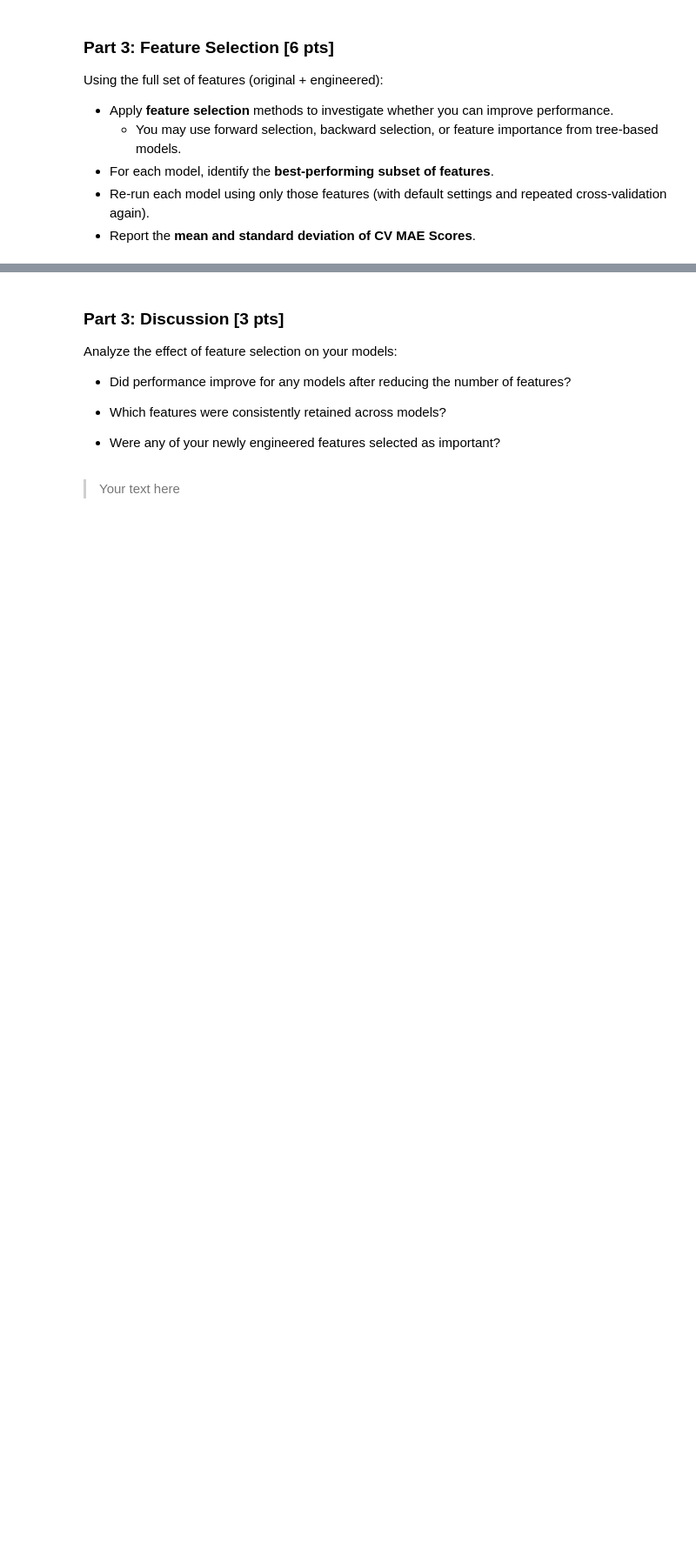
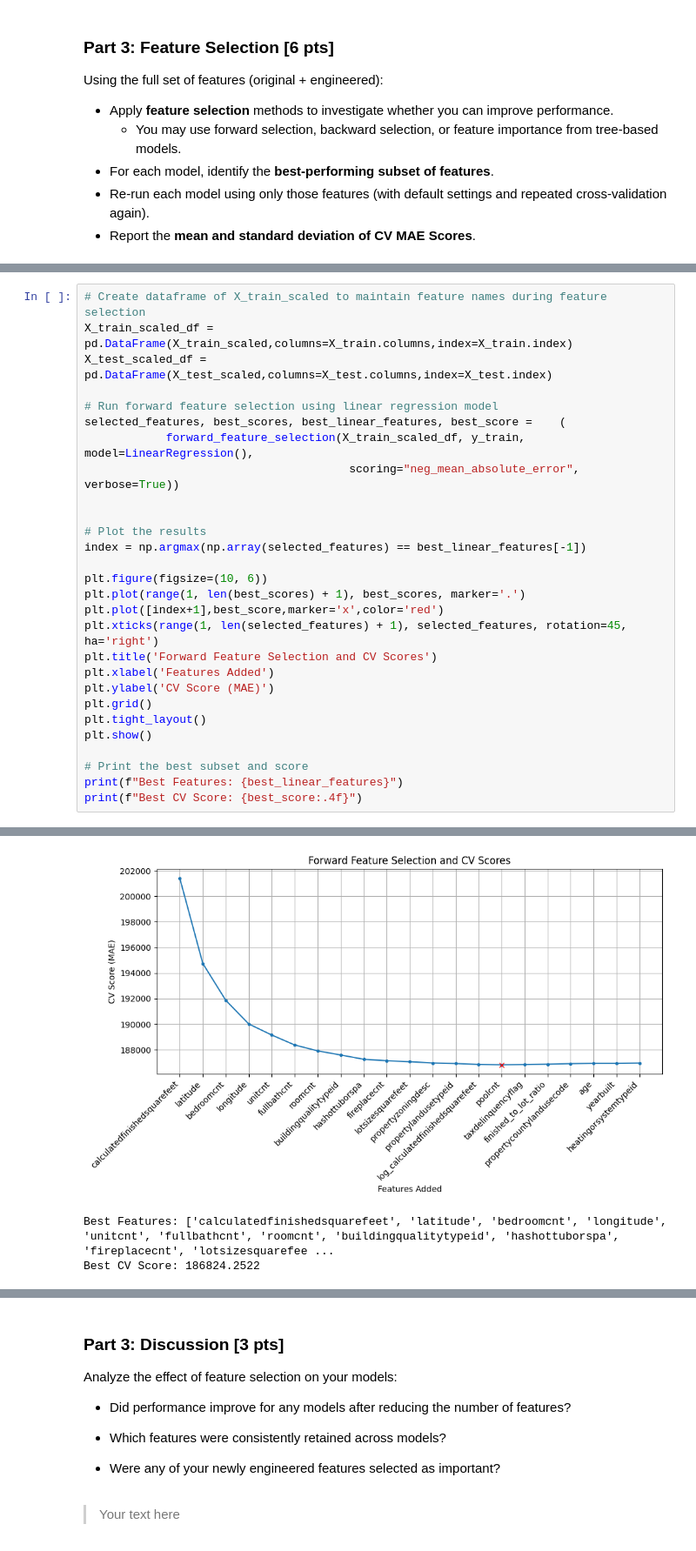
Before and after one commit to alyssatntran/dx603-final-project-group-38, a Jupyter notebook: Milestone_02.ipynb, the cells around one changed output, grey strips where cells are left out. Shown at 87% size. Drawn from its saved outputs; the diff is of its cells as text; blank space fills up the shorter version.

```diff
--- a/Milestone_02.ipynb
+++ b/Milestone_02.ipynb
@@ -434,0 +491,29 @@ Using the full set of features (original + engineered):
+# %%
+# Create dataframe of X_train_scaled to maintain feature names during feature selection
+X_train_scaled_df = pd.DataFrame(X_train_scaled,columns=X_train.columns,index=X_train.index)
+X_test_scaled_df = pd.DataFrame(X_test_scaled,columns=X_test.columns,index=X_test.index)
+
+# Run forward feature selection using linear regression model
+selected_features, best_scores, best_linear_features, best_score =    (
+            forward_feature_selection(X_train_scaled_df, y_train, model=LinearRegression(),
+                                       scoring="neg_mean_absolute_error", verbose=True))
+
+
+# Plot the results
+index = np.argmax(np.array(selected_features) == best_linear_features[-1])
+
+plt.figure(figsize=(10, 6))
+plt.plot(range(1, len(best_scores) + 1), best_scores, marker='.')
+plt.plot([index+1],best_score,marker='x',color='red')
+plt.xticks(range(1, len(selected_features) + 1), selected_features, rotation=45, ha='right')
+plt.title('Forward Feature Selection and CV Scores')
+plt.xlabel('Features Added')
+plt.ylabel('CV Score (MAE)')
+plt.grid()
+plt.tight_layout()
+plt.show()
+
+# Print the best subset and score
+print(f"Best Features: {best_linear_features}")
+print(f"Best CV Score: {best_score:.4f}")
+# %% [output]
@@ -434,0 +537,3 @@ Using the full set of features (original + engineered):
+[figure, added]
+Best Features: ['calculatedfinishedsquarefeet', 'latitude', 'bedroomcnt', 'longitude', 'unitcnt', 'fullbathcnt', 'roomcnt', 'buildingqualitytypeid', 'hashottuborspa', 'fireplacecnt', 'lotsizesquarefee ...
+Best CV Score: 186824.2522
```
Also changed, not shown: parts of 12 cells of this notebook.
